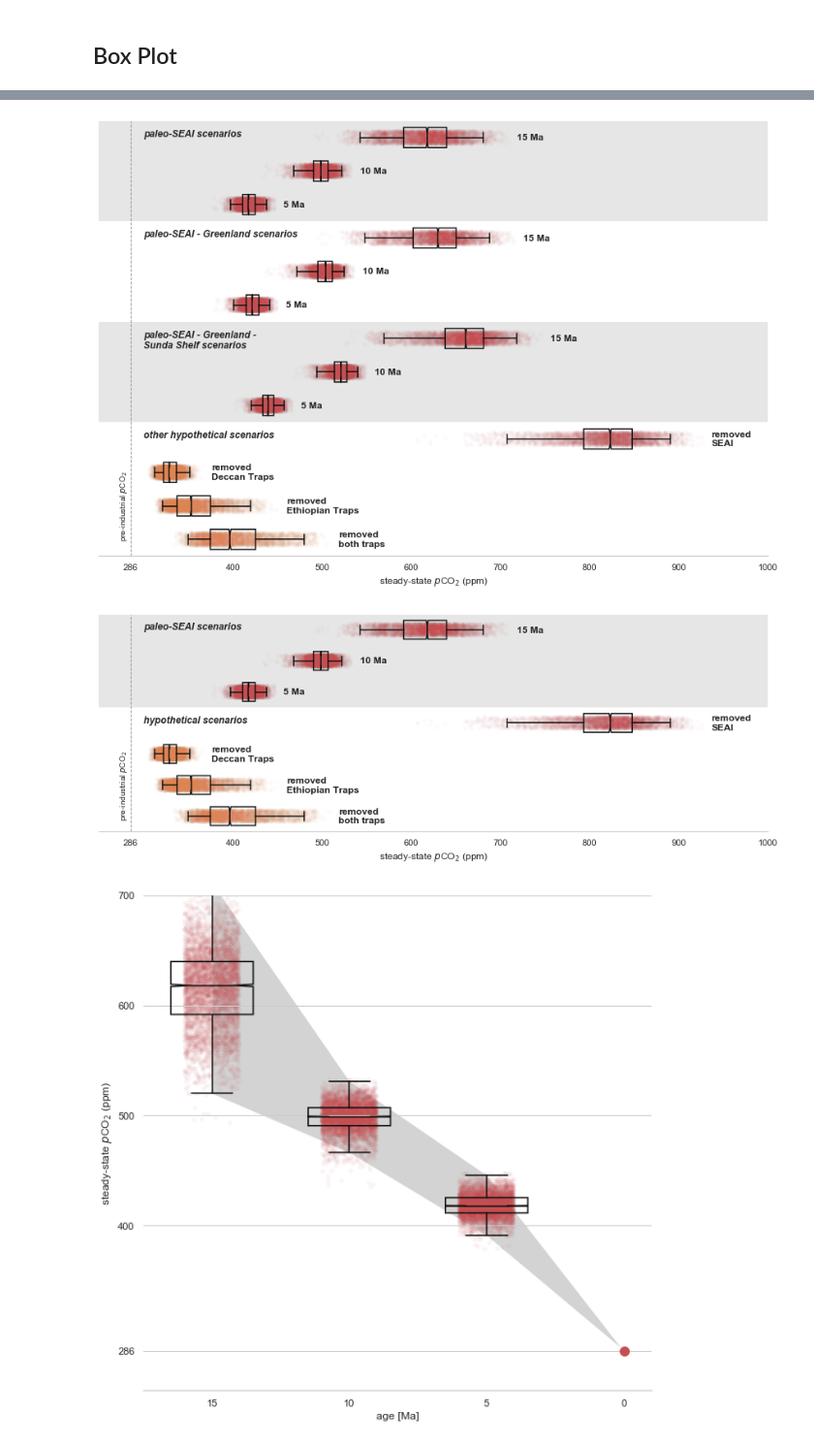
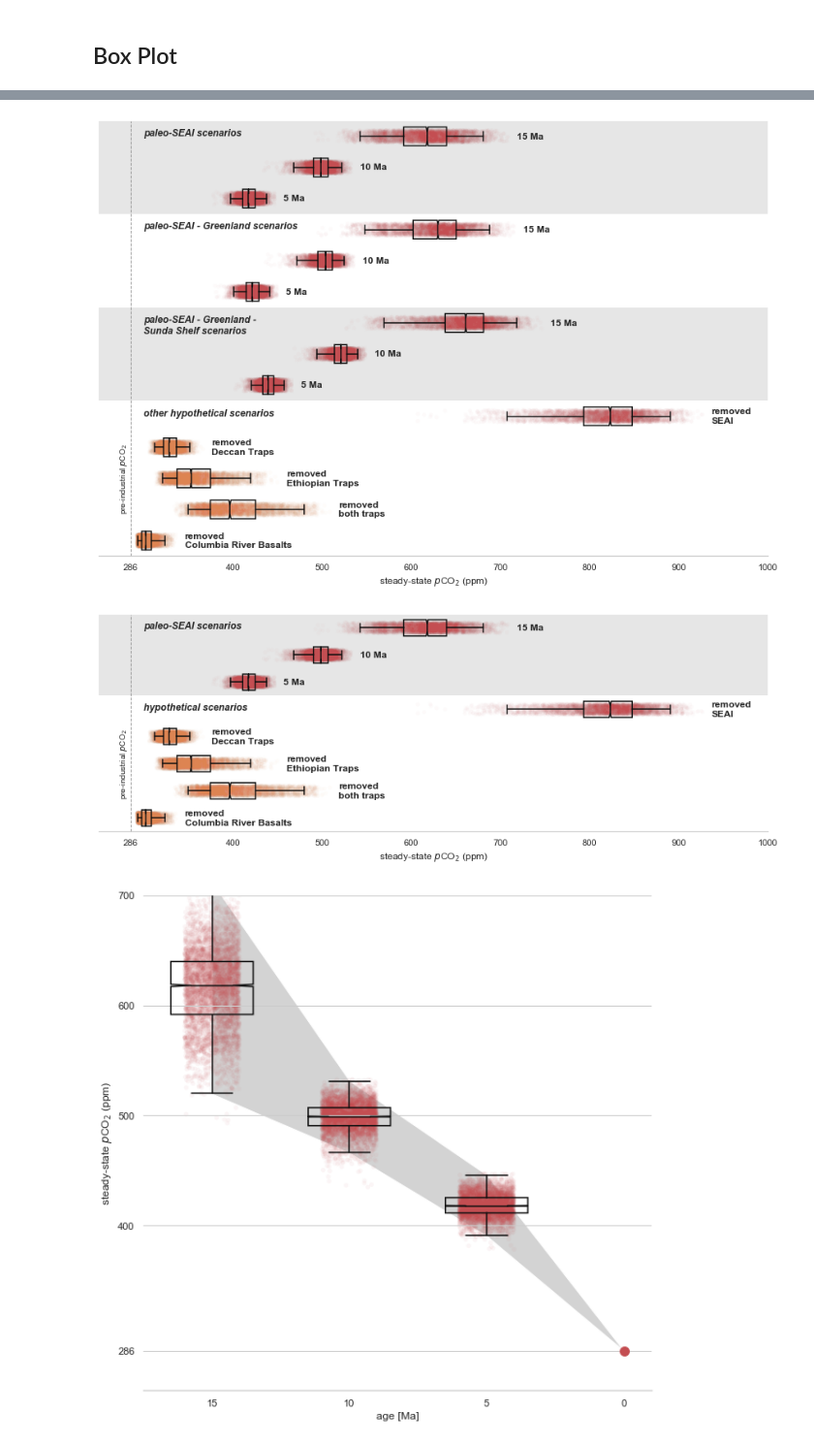
Before and after one commit to Swanson-Hysell-Group/GEOCLIM_Modern, a Jupyter notebook: Code/Notebooks/scenario_analysis.ipynb, the cells around one changed output, grey strips where cells are left out. Shown at 97% size. Saved outputs shown, nothing was run; the diff lists cells and outputs as text; code cells hidden in the pictures.

Commit message:
update with noCRB scenario

```diff
--- a/Code/Notebooks/scenario_analysis.ipynb
+++ b/Code/Notebooks/scenario_analysis.ipynb
@@ -50,6 +50,7 @@ redIAsunda5GL_nc = Dataset(path+'redIAsunda5GL.nc')
 noDeccan_nc = Dataset(path+'noDeccan.nc')
 noET_nc = Dataset(path+'noET.nc')
 noTraps_nc = Dataset(path+'noTraps.nc')
+noCRB_nc = Dataset(path+'noCRB.nc')
 
 test_params = pd.read_csv('../Output/test_params.csv')
 # %%
@@ -638,6 +641,9 @@ sns_df_12 = pd.DataFrame({'ppm':noET_nc.variables['atm_CO2_level'][:].data,
 sns_df_13 = pd.DataFrame({'ppm':noTraps_nc.variables['atm_CO2_level'][:].data,
                            'scenario':['noTraps']*len(noTraps_nc.variables['atm_CO2_level'][:].data)})
 
+sns_df_14 = pd.DataFrame({'ppm':noCRB_nc.variables['atm_CO2_level'][:].data,
+                           'scenario':['noCRB']*len(noCRB_nc.variables['atm_CO2_level'][:].data)})
+
 sns_df = pd.concat([sns_df_1,
                     sns_df_2,
                     sns_df_3,
@@ -650,7 +656,8 @@ sns_df = pd.concat([sns_df_1,
                     sns_df_10,
                     sns_df_11,
                     sns_df_12,
-                    sns_df_13], ignore_index=True)
+                    sns_df_13,
+                    sns_df_14], ignore_index=True)
 
 sns_df_scenario_list = ['redIAsundaGL',
                         'redIAsunda10GL',
@@ -664,7 +671,8 @@ sns_df_scenario_list = ['redIAsundaGL',
                         'noIA',
                         'noDeccan',
                         'noET',
-                        'noTraps']
+                        'noTraps',
+                        'noCRB']
 # %%
 scenario_stats_name = []
 scenario_stats_mean = np.array([])
@@ -724,7 +733,7 @@ fig, ax = plt.subplots(figsize=(15,10))
 sns.stripplot(x='ppm', y='scenario', data=sns_df, palette=['C3','C3','C3',
                                                            'C3','C3','C3',
                                                            'C3','C3','C3',
-                                                           'C3','C1','C1','C1'],
+                                                           'C3','C1','C1','C1','C1'],
               dodge=True, jitter=0.2, alpha=0.025, zorder=-99)
 
 sns.boxplot(x='ppm', y='scenario', data=sns_df, color='k',
@@ -779,6 +788,9 @@ ax.text(np.max(noET_nc.variables['atm_CO2_level'][:].data)+10, 11,
 ax.text(np.max(noTraps_nc.variables['atm_CO2_level'][:].data)+10, 12,
         'removed\nboth traps', fontweight='bold', fontsize=fontsize,
         horizontalalignment='left', verticalalignment='center')
+ax.text(np.max(noCRB_nc.variables['atm_CO2_level'][:].data)+10, 13,
+        'removed\nColumbia River Basalts', fontweight='bold', fontsize=fontsize,
+        horizontalalignment='left', verticalalignment='center')
 
 # clean up the axes
 ax.set_yticklabels([])
@@ -795,34 +807,34 @@ ax.add_patch(rect)
 
 rect = patches.Rectangle((250,5.5),750,3,
                          edgecolor='none',facecolor=(0.9,0.9,0.9),zorder=-999)
 ax.add_patch(rect)
 
 ax.axvline(286, c='C7', lw=1, ls='--')
 ax.text(284, 11, 'pre-industrial $\it{p}$CO$_{2}$', fontsize=10,
         horizontalalignment='right', verticalalignment='center', rotation=90)
 
 ax.text(300, -0.25, 'paleo-SEAI scenarios',
         fontsize=12, style='italic', fontweight='bold',
         horizontalalignment='left', verticalalignment='top')
 ax.text(300, 2.75, 'paleo-SEAI - Greenland scenarios',
         fontsize=12, style='italic', fontweight='bold',
         horizontalalignment='left', verticalalignment='top')
 ax.text(300, 5.75, 'paleo-SEAI - Greenland -\nSunda Shelf scenarios',
         fontsize=12, style='italic', fontweight='bold',
         horizontalalignment='left', verticalalignment='top')
 ax.text(300, 8.75, 'other hypothetical scenarios',
         fontsize=12, style='italic', fontweight='bold',
         horizontalalignment='left', verticalalignment='top')
 
 # final clean up
 ax.xaxis.grid(False)
 sns.despine(left=True)
 
 fig.savefig('../../Manuscript/Figures/scenario_pCO2_all.pdf',bbox_inches='tight')
 
 plt.show(fig)
 # %% [output]
-[figure, old version]
+[figure, new version]
 # %%
 sns_df_mini = pd.concat([sns_df_1,
                          sns_df_2,
@@ -845,7 +859,7 @@ sns.set(style='whitegrid')
 fig, ax = plt.subplots(figsize=(15,5))
 
 # plot the data
-sns.stripplot(x='ppm', y='scenario', data=sns_df_mini, palette=['C3','C3','C3','C3','C1','C1','C1'],
+sns.stripplot(x='ppm', y='scenario', data=sns_df_mini, palette=['C3','C3','C3','C3','C1','C1','C1','C1'],
               dodge=True, jitter=0.2, alpha=0.025, zorder=-99)
 
 sns.boxplot(x='ppm', y='scenario', data=sns_df_mini, color='k',
@@ -880,6 +894,9 @@ ax.text(np.max(noET_nc.variables['atm_CO2_level'][:].data)+10, 5,
 ax.text(np.max(noTraps_nc.variables['atm_CO2_level'][:].data)+10, 6,
         'removed\nboth traps', fontweight='bold', fontsize=fontsize,
         horizontalalignment='left', verticalalignment='center')
+ax.text(np.max(noCRB_nc.variables['atm_CO2_level'][:].data)+10, 7,
+        'removed\nColumbia River Basalts', fontweight='bold', fontsize=fontsize,
+        horizontalalignment='left', verticalalignment='center')
 
 # clean up the axes
 ax.set_yticklabels([])
@@ -913,7 +930,7 @@ fig.savefig('../../Manuscript/Figures/scenario_pCO2.pdf',bbox_inches='tight')
 
 plt.show(fig)
 # %% [output]
-[figure, old version]
+[figure, new version]
 # %%
 sns_df_time = pd.concat([sns_df_1,
                          sns_df_2,
```
Also changed, not shown: parts of 5 cells of this notebook, 2 other files.
